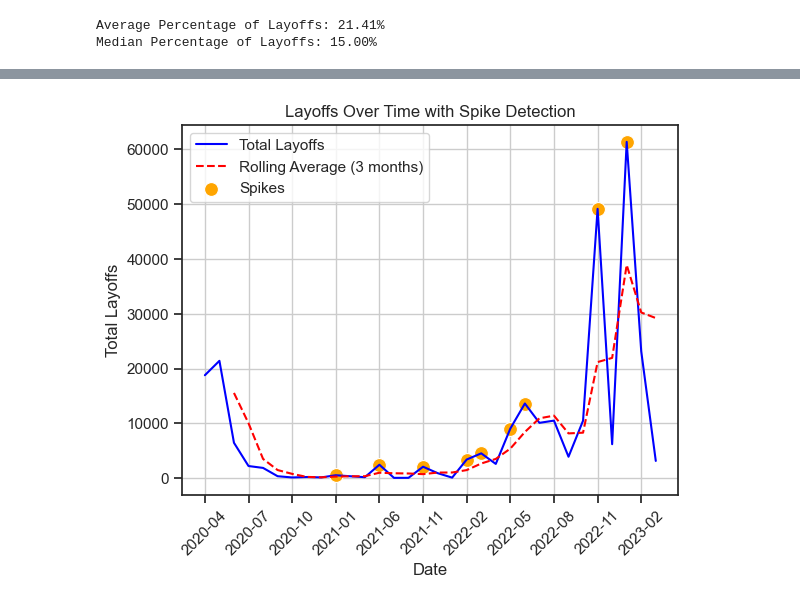
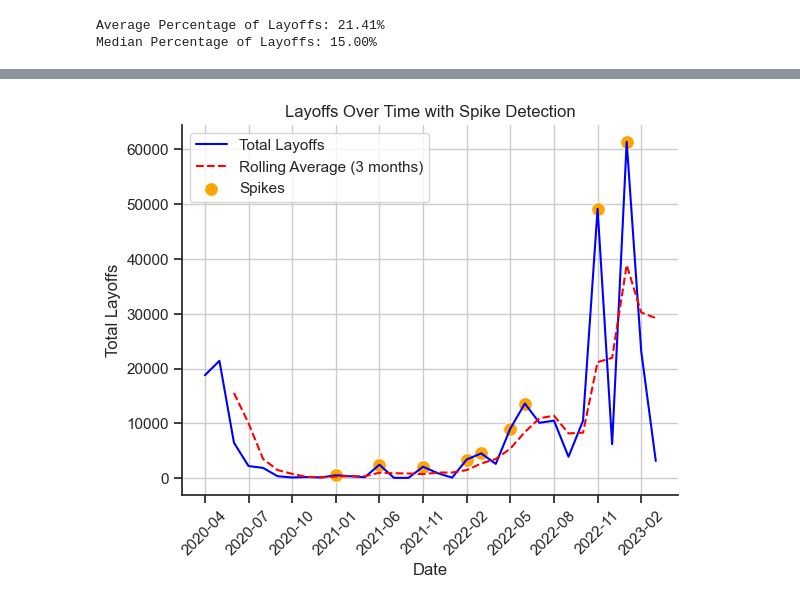
Before and after one commit to jamiefor3/Worldwide_Layoffs_Project, a Jupyter notebook: Layoff_Analysis/1_layoff_an.ipynb, the cells around one changed output, grey strips where cells are left out. Drawn from its saved outputs; the diff is of its cells as text; code cells hidden in the pictures.

```diff
--- a/Layoff_Analysis/1_layoff_an.ipynb
+++ b/Layoff_Analysis/1_layoff_an.ipynb
@@ -63,26 +65,27 @@ plt.show()
 # %%
-df_month = df.groupby(df['date'].dt.to_period('M'))['total_laid_off'].sum().reset_index()
+df_month = df.groupby(df['date'].dt.to_period('M'))['total_laid_off'].sum().reset_index().copy()
 # Calculate the rolling average to smooth out the trend
 df_month['rolling_avg'] = df_month['total_laid_off'].rolling(window=3).mean()
 
 # Create the plot using seaborn
 sns.lineplot(x=df_month['date'].astype(str), y=df_month['total_laid_off'], label='Total Layoffs', color='blue')
 sns.lineplot(x=df_month['date'].astype(str), y=df_month['rolling_avg'], label='Rolling Average (3 months)', color='red', linestyle='--')
 
 # Highlight spikes (values greater than 1.5x rolling average)
 spikes = df_month[df_month['total_laid_off'] > df_month['rolling_avg'] * 1.5]
 sns.scatterplot(x=spikes['date'].astype(str), y=spikes['total_laid_off'], color='orange', label='Spikes', s=100)
 
 # Customize the plot
+sns.despine()
 plt.title('Layoffs Over Time with Spike Detection')
 plt.xlabel('Date')
 plt.ylabel('Total Layoffs')
 ticks = df_month.index[::3]
 tick_labels = df_month['date'].iloc[::3]
 plt.xticks(ticks, tick_labels, rotation=45)
 plt.legend()
 plt.grid(True)
 
 plt.show()
 # %% [output]
-[figure, old version]
+[figure, new version]
```
Also changed, not shown: parts of 7 cells of this notebook.
